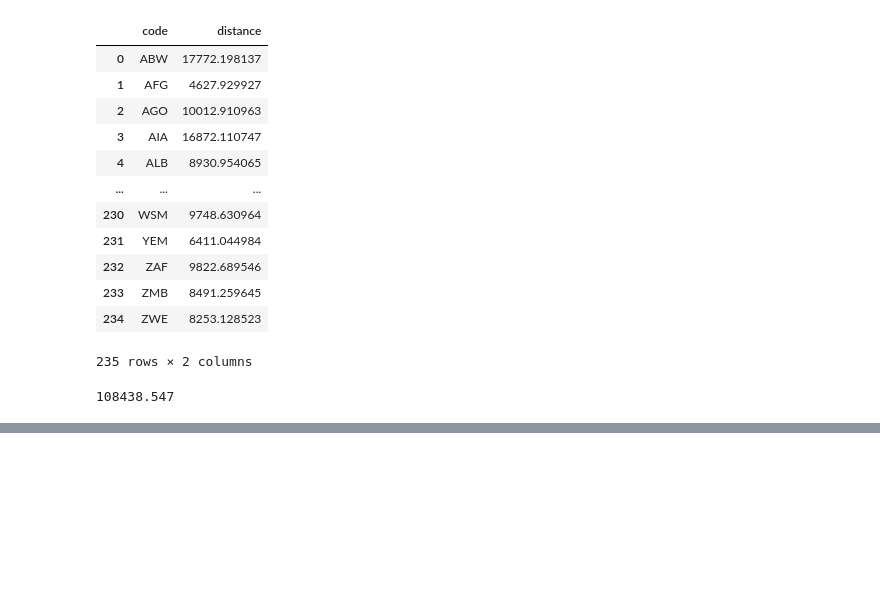
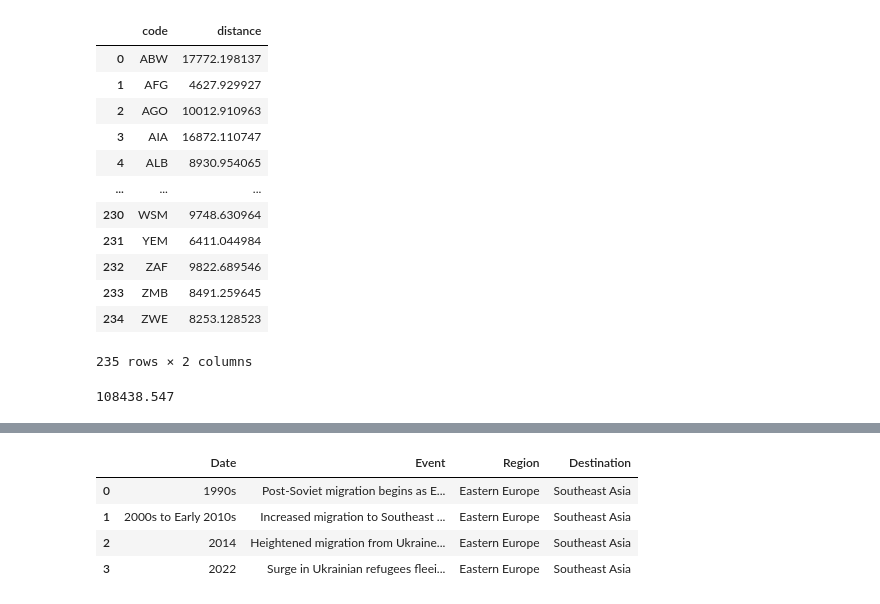
Before and after one commit to steverahardjo/viz02, a Jupyter notebook: src/dataset/proccessing.ipynb, the cells around one changed output, grey strips where cells are left out. Drawn from its saved outputs; the diff is of its cells as text; code cells hidden in the pictures; blank space fills up the shorter version.

```diff
--- a/src/dataset/proccessing.ipynb
+++ b/src/dataset/proccessing.ipynb
@@ -267,0 +285,40 @@ b["GDP_dollar"].max()
+# %%
+import pandas as pd
+
+# Creating a DataFrame with significant migration events of Eastern Europeans to Southeast Asia
+data = {
+    "Date": [
+        "1990s",            # Post-Soviet Era
+        "2000s to Early 2010s", # Economic growth and opportunities
+        "2014",             # After Crimea annexation
+        "2022",             # Russo-Ukraine War
+    ],
+    "Event": [
+        "Post-Soviet migration begins as Eastern Europeans seek new opportunities abroad.",
+        "Increased migration to Southeast Asia due to growing economies and job opportunities.",
+        "Heightened migration from Ukraine due to conflict and instability.",
+        "Surge in Ukrainian refugees fleeing the Russo-Ukraine War, seeking safety and stability.",
+    ],
+    "Region": [
+        "Eastern Europe",
+        "Eastern Europe",
+        "Eastern Europe",
+        "Eastern Europe",
+    ],
+    "Destination": [
+        "Southeast Asia",
+        "Southeast Asia",
+        "Southeast Asia",
+        "Southeast Asia",
+    ]
+}
+
+# Creating the DataFrame
+migration_df = pd.DataFrame(data)
+migration_df
+# %% [output]
+|  | Date | Event | Region | Destination |
+| 0 | 1990s | Post-Soviet migration begins as E... | Eastern Europe | Southeast Asia |
+| 1 | 2000s to Early 2010s | Increased migration to Southeast ... | Eastern Europe | Southeast Asia |
+| 2 | 2014 | Heightened migration from Ukraine... | Eastern Europe | Southeast Asia |
+| 3 | 2022 | Surge in Ukrainian refugees fleei... | Eastern Europe | Southeast Asia |
```
Also changed, not shown: parts of 1 cell of this notebook, 7 other files.
